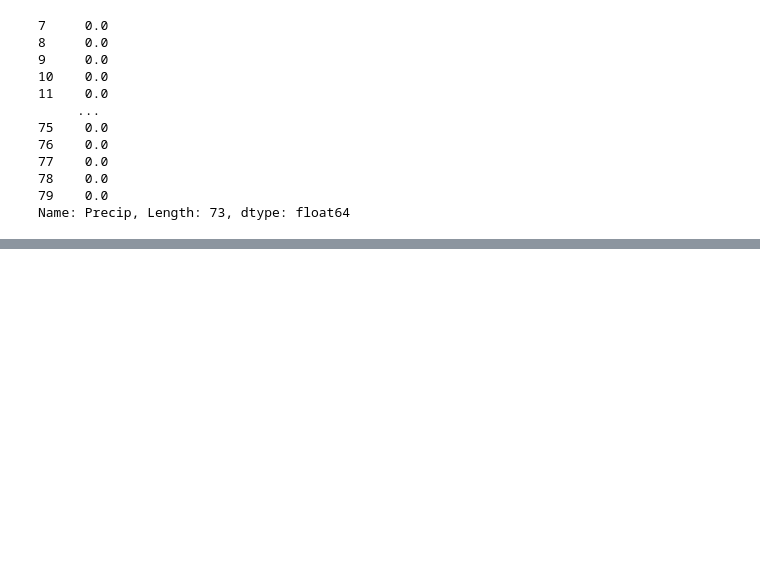
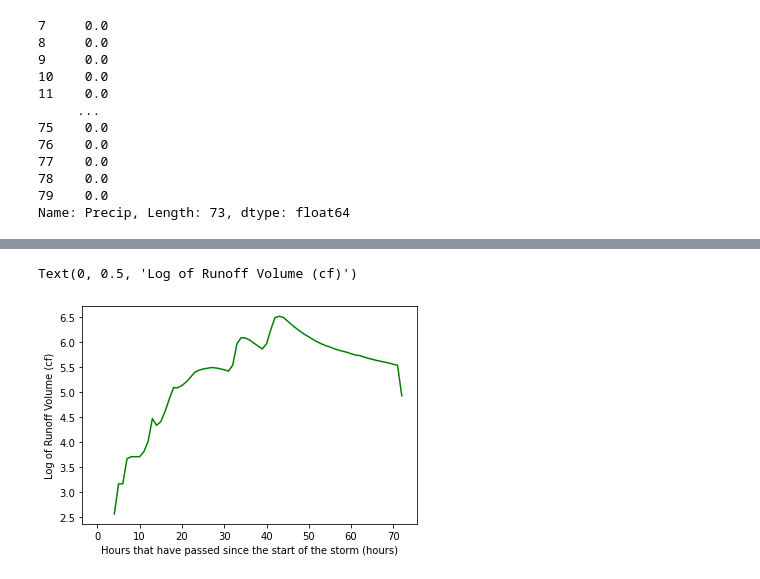
Before and after one commit to Nmemar/Natalie_project, a Jupyter notebook: Script/Runoff Calculations.ipynb, the cells around one changed output, grey strips where cells are left out. Cells and saved outputs as stored; diff of their text form; code cells hidden in the pictures; blank space fills up the shorter version.

```diff
--- a/Script/Runoff Calculations.ipynb
+++ b/Script/Runoff Calculations.ipynb
@@ -201,0 +239,3 @@ df
+# %%
+df.drop(['Precipitation_per_hr'],axis=1,inplace=True)
+df
@@ -201,0 +256,4 @@ df
+# %%
+log = df
+log['runoff_per_hr'] = np.log10(log['runoff_per_hr'])
+log
@@ -201,0 +274,7 @@ df
+# %%
+plt.plot(log['Cummulative_Time'], log['runoff_per_hr'], color = 'g')
+plt.xlabel("Hours that have passed since the start of the storm (hours)")
+plt.ylabel("Log of Runoff Volume (cf)")
+# %% [output]
+Text(0, 0.5, 'Log of Runoff Volume (cf)')
+[figure, added]
```
Also changed, not shown: parts of 36 cells of this notebook.
